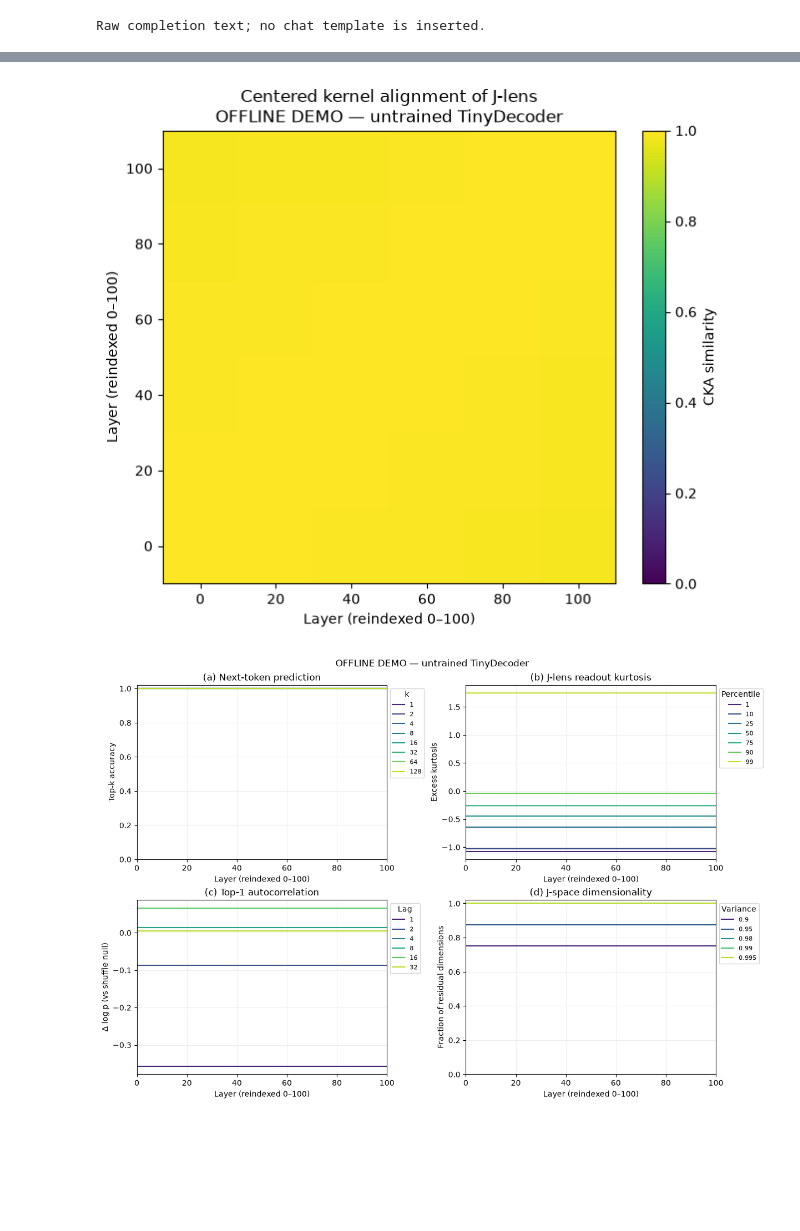
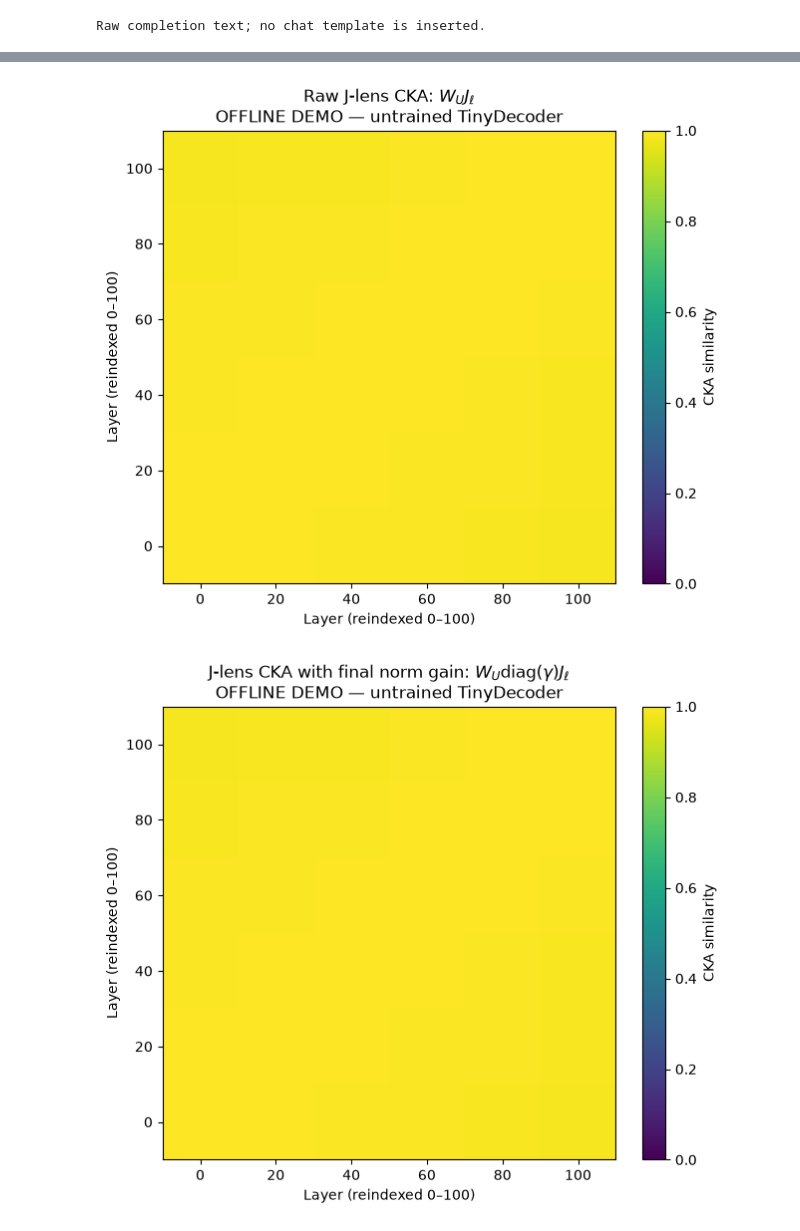
Before and after one commit to ai360-project-school-j-lens/jacobian-lens-gpt2, a Jupyter notebook: notebooks/model_agnostic/workspace_layers.ipynb, the cells around one changed output, grey strips where cells are left out. Cells and saved outputs as stored; diff of their text form; code cells hidden in the pictures; blank space fills up the shorter version.

Commit message:
Inline workspace plots and compare final normalization gain

```diff
--- a/notebooks/model_agnostic/workspace_layers.ipynb
+++ b/notebooks/model_agnostic/workspace_layers.ipynb
@@ -169,6 +183,7 @@ if RUN_MODE == "demo":
 
     model = TinyDecoder(n_layers=6, seed=FIT_SEED).eval()
     unembedding_weight = model.lm_head.weight
+    final_norm = model.norm
     runtime = dict(model_id="offline/TinyDecoder", dtype="float32", device="cpu",
                    d_model=model.d_model, n_layers=model.n_layers, seed=FIT_SEED,
                    torch_version=str(torch.__version__))
@@ -193,6 +208,7 @@ else:
     if type(head) is not torch.nn.Linear:
         raise TypeError("Geometry requires a plain linear head or an explicit W_U.")
     unembedding_weight = head.weight
+    final_norm = hf_model.get_submodule(f"{model.layout.path}.{model.layout.norm}")
     runtime = runtime_metadata(model, hf_model, MODEL_ID, DTYPE, DEVICE)
     fit_prompt_loader = load_fit_prompts
 
@@ -222,7 +238,7 @@ Geometry uses exact full-vocabulary covariance, avoiding a vocabulary-squared ma
 # %%
 # Invalidate dependent state before loading, including on download/validation failure.
 fitted_lens = lens_path = lens_provenance = fit_run = None
-readouts = geometry = measurement_config = None
+readouts = geometry = gain_geometry = measurement_config = None
 source = "fit" if RUN_MODE == "demo" else LENS_SOURCE
 if source == "hub":
     lens_path = Path(hf_hub_download(**HUB_LENS))
@@ -344,36 +529,26 @@ run_key = hashlib.sha256(json.dumps(measurement_config, sort_keys=True).encode()
 RESULT_DIR = CACHE_ROOT / "measurements" / run_key
 RESULT_DIR.mkdir(parents=True, exist_ok=True)
 manifest_path = RESULT_DIR / "manifest.json"
-files = ["accuracy.csv", "kurtosis.csv", "autocorrelation.csv", "dimensions.csv", "cka.npy"]
+# Preserve the existing key and reuse readouts from earlier notebook versions.
+files = ["accuracy.csv", "kurtosis.csv", "autocorrelation.csv"]
 if manifest_path.exists() and json.loads(manifest_path.read_text()) != measurement_config:
     raise ValueError("Cache manifest mismatch; use a fresh result directory.")
 if manifest_path.exists() and all((RESULT_DIR / name).exists() for name in files):
     readouts = {key: pd.read_csv(RESULT_DIR / f"{key}.csv")
                 for key in ("accuracy", "kurtosis", "autocorrelation")}
-    geometry = LayerGeometry(layers, np.load(RESULT_DIR / "cka.npy"),
-                             pd.read_csv(RESULT_DIR / "dimensions.csv"))
-    print("Reused cached model passes and geometry:", RESULT_DIR)
+    print("Reused cached batched model passes:", RESULT_DIR)
 else:
     readouts = workspace_readouts(
         model, fitted_lens, eval_frame.text.tolist(), layers=layers,
         ks=KS, percentiles=PERCENTILES, lags=LAGS, max_seq_len=MAX_SEQ_LEN,
         batch_size=BATCH_SIZE, position_chunk_size=POSITION_CHUNK_SIZE,
     )
-    geometry = workspace_geometry(
-        model, fitted_lens, unembedding_weight, layers=layers,
-        variance_thresholds=VARIANCE_THRESHOLDS, vocab_chunk_size=VOCAB_CHUNK_SIZE,
-        device=GEOMETRY_DEVICE,
-    )
     for key, frame in readouts.items():
         frame.to_csv(RESULT_DIR / f"{key}.csv", index=False)
-    geometry.dimensions.to_csv(RESULT_DIR / "dimensions.csv", index=False)
-    np.save(RESULT_DIR / "cka.npy", geometry.cka)
     save_json(manifest_path, measurement_config)  # completion marker written last
     print("Saved measurements:", RESULT_DIR)
 
 final_accuracy = readouts["accuracy"].query("layer == @model.n_layers - 1")
 assert np.allclose(final_accuracy.accuracy, 1), "Final readout must match model predictions."
-finite_diagonal = np.diag(geometry.cka)
-assert np.allclose(finite_diagonal[np.isfinite(finite_diagonal)], 1, atol=2e-5)
-print("Final prediction agreement and CKA diagonal checks passed.")
+print("Final prediction agreement check passed.")
 # %% [output]
@@ -386,17 +769,25 @@ The J-lens CKA heatmap uses a viridis scale from 0 to 1 and increasing depth on
 # %%
-from jlens.workspace_plotting import save_workspace_figure
-
 fig27, fig28 = plot_workspace_layers(
     geometry, readouts, n_layers=model.n_layers, title=label,
 )
+fig27_gain = plot_cka(
+    gain_geometry, n_layers=model.n_layers, title=label,
+    projection=r"J-lens CKA with final norm gain: $W_U \mathrm{diag}(\gamma) J_\ell$",
+)
 
 exports = []
-for name, figure in (("figure27_cka", fig27), ("figure28_layer_diagnostics", fig28)):
-    paths = save_workspace_figure(figure, RESULT_DIR / name)
+for name, figure in (
+    ("figure27_cka", fig27),
+    ("figure27_cka_final_norm_gain", fig27_gain),
+    ("figure28_layer_diagnostics", fig28),
+):
+    paths = save_workspace_figure(figure, GEOMETRY_DIR / name)
     exports.append({"figure": name, **{kind: str(path) if path else "skipped (see warning)"
                                       for kind, path in paths.items()}})
 display(pd.DataFrame(exports))
-plt.show()
+for figure in (fig27, fig27_gain, fig28):
+    display(figure)
+    plt.close(figure)
 # %% [output]
 |  | figure | png | svg |
 | 0 | figure27_cka | /home/kitlix/projects/jacobian-le... | /home/kitlix/projects/jacobian-le... |
@@ -404,2 +796,2 @@ plt.show()
-[figure, old version]
+[figure, new version]
-[figure, old version]
+[figure, new version]
```
Also changed, not shown: parts of 18 cells of this notebook, 1 other file.
